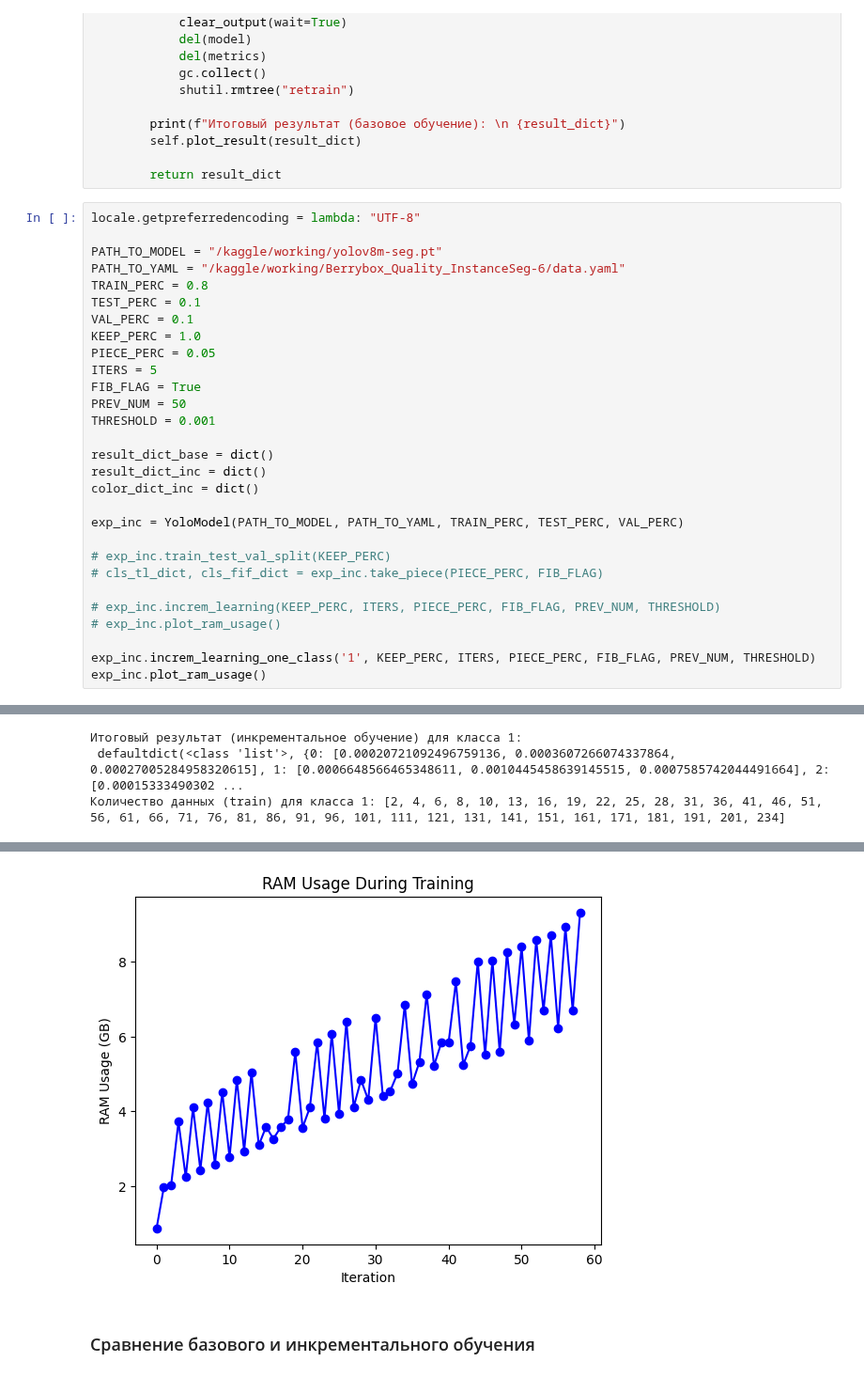
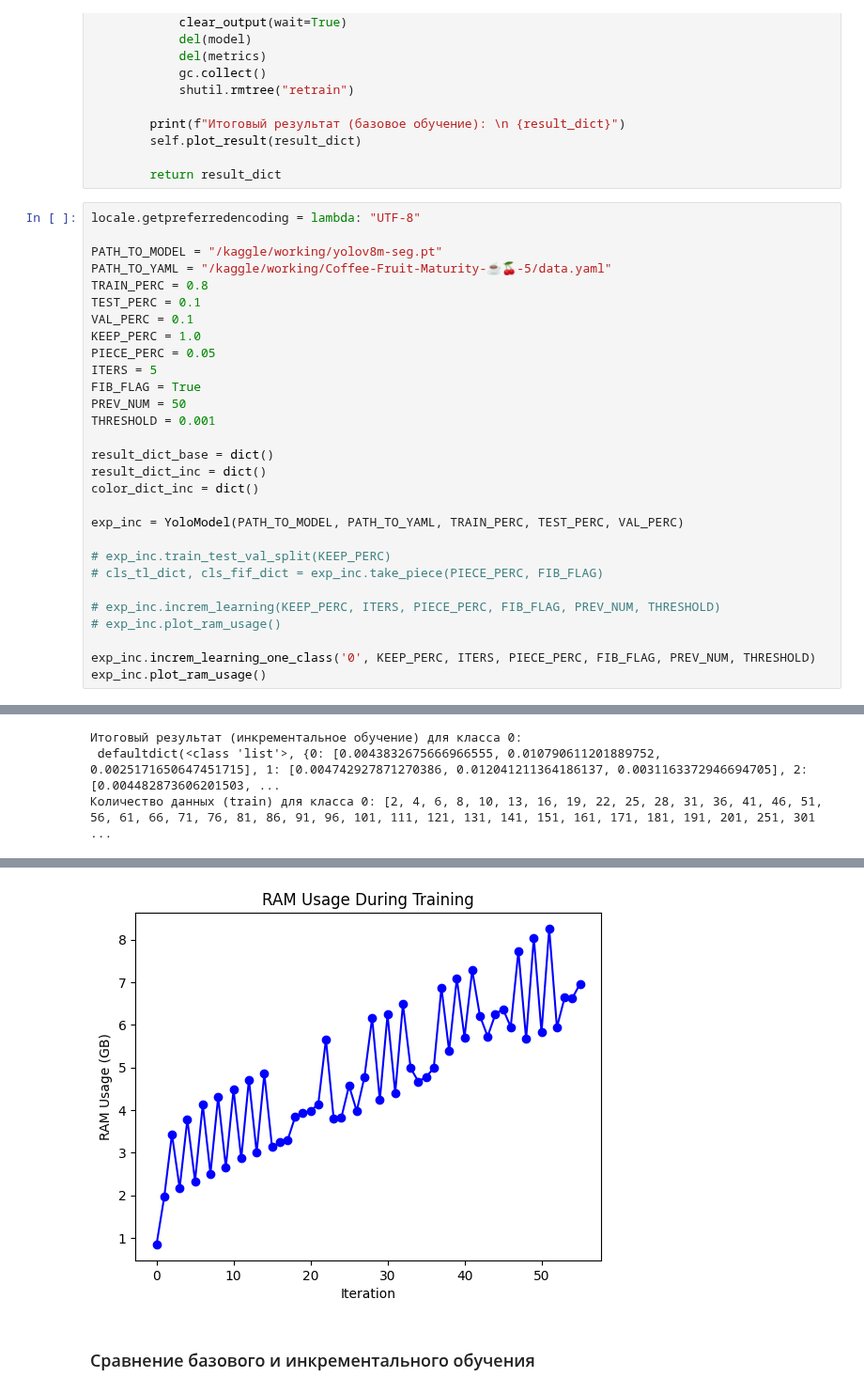
Before and after one commit to CTLab-ITMO/PTS-SP, a Jupyter notebook: yolov8.ipynb, the cells around one changed output, grey strips where cells are left out. Shown at 94% size. Cells and saved outputs as stored; diff of their text form.

Commit message:
Kaggle Notebook | yolov8 | Version 96

```diff
--- a/yolov8.ipynb
+++ b/yolov8.ipynb
@@ -744,7 +745,7 @@ class YoloModel:
 locale.getpreferredencoding = lambda: "UTF-8"
 
 PATH_TO_MODEL = "/kaggle/working/yolov8m-seg.pt"
-PATH_TO_YAML = "/kaggle/working/Berrybox_Quality_InstanceSeg-6/data.yaml"
+PATH_TO_YAML = "/kaggle/working/Coffee-Fruit-Maturity-☕🍒-5/data.yaml"
 TRAIN_PERC = 0.8
 TEST_PERC = 0.1
 VAL_PERC = 0.1
@@ -767,7 +768,7 @@ exp_inc = YoloModel(PATH_TO_MODEL, PATH_TO_YAML, TRAIN_PERC, TEST_PERC, VAL_PERC
 # exp_inc.increm_learning(KEEP_PERC, ITERS, PIECE_PERC, FIB_FLAG, PREV_NUM, THRESHOLD)
 # exp_inc.plot_ram_usage()
 
-exp_inc.increm_learning_one_class('1', KEEP_PERC, ITERS, PIECE_PERC, FIB_FLAG, PREV_NUM, THRESHOLD)
+exp_inc.increm_learning_one_class('0', KEEP_PERC, ITERS, PIECE_PERC, FIB_FLAG, PREV_NUM, THRESHOLD)
 exp_inc.plot_ram_usage()
 # %% [output]
 Кол-во пустых файлов - 0
@@ -807,3 +808,3 @@ YOLOv8m-seg summary (fused): 245 layers, 27223542 parameters, 0 gradients, 110.0
-Итоговый результат (инкрементальное обучение) для класса 1:
- defaultdict(<class 'list'>, {0: [0.00020721092496759136, 0.0003607266074337864, 0.00027005284958320615], 1: [0.0006648566465348611, 0.0010445458639145515, 0.0007585742044491664], 2: [0.00015333490302 ...
-Количество данных (train) для класса 1: [2, 4, 6, 8, 10, 13, 16, 19, 22, 25, 28, 31, 36, 41, 46, 51, 56, 61, 66, 71, 76, 81, 86, 91, 96, 101, 111, 121, 131, 141, 151, 161, 171, 181, 191, 201, 234]
+Итоговый результат (инкрементальное обучение) для класса 0:
+ defaultdict(<class 'list'>, {0: [0.0043832675666966555, 0.010790611201889752, 0.0025171650647451715], 1: [0.004742927871270386, 0.012041211364186137, 0.0031163372946694705], 2: [0.004482873606201503, ...
+Количество данных (train) для класса 0: [2, 4, 6, 8, 10, 13, 16, 19, 22, 25, 28, 31, 36, 41, 46, 51, 56, 61, 66, 71, 76, 81, 86, 91, 96, 101, 111, 121, 131, 141, 151, 161, 171, 181, 191, 201, 251, 301 ...
@@ -813,4 +814,4 @@ YOLOv8m-seg summary (fused): 245 layers, 27223542 parameters, 0 gradients, 110.0
-[figure, old version]
+[figure, new version]
 # %% [markdown]
 ### Сравнение базового и инкрементального обучения
 # %% [markdown]
```
Also changed, not shown: parts of 3 cells of this notebook.
